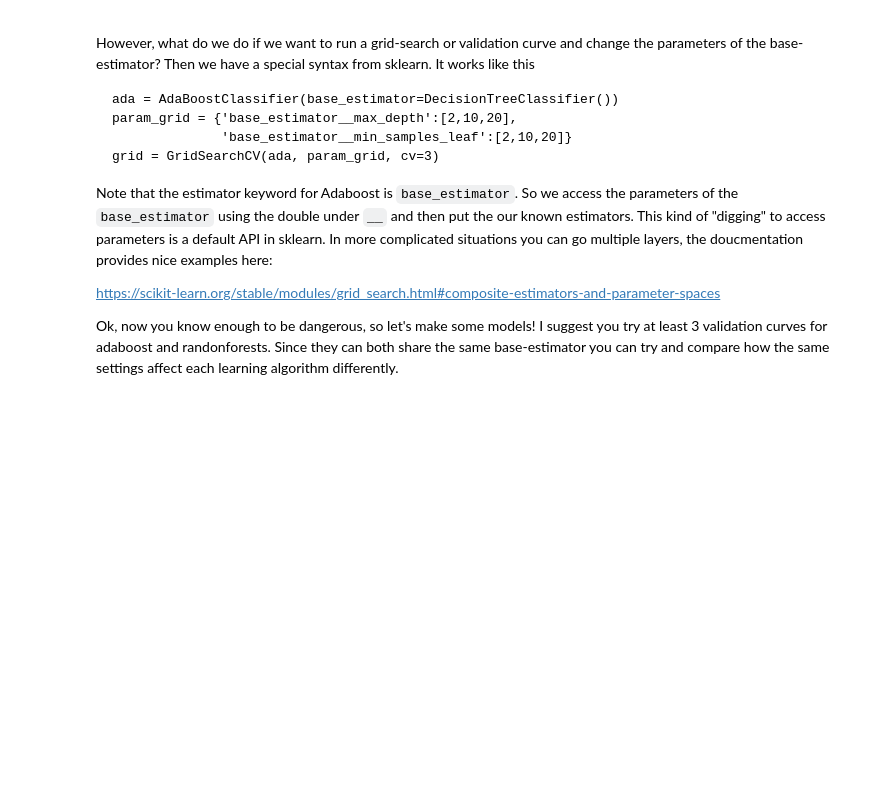
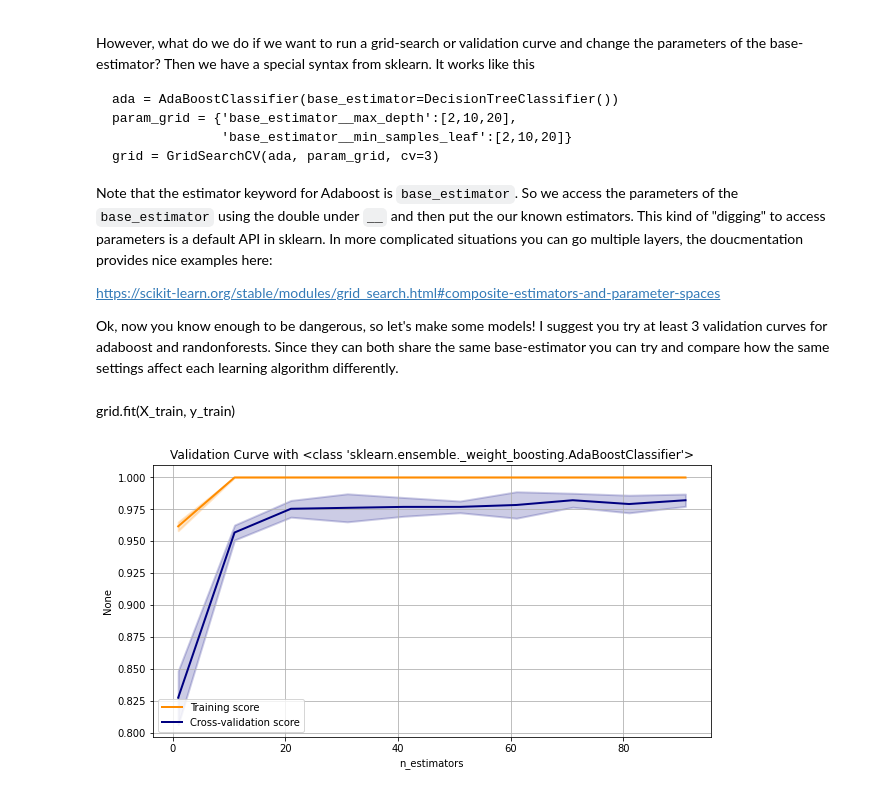
Before and after one commit to alf808/animated-marmalade, a Jupyter notebook: 8_ensemble_methods.ipynb, the cells around one changed output. Saved outputs shown, nothing was run; the diff lists cells and outputs as text; code cells hidden in the pictures; blank space fills up the shorter version.

```diff
--- a/8_ensemble_methods.ipynb
+++ b/8_ensemble_methods.ipynb
@@ -162,0 +191,2 @@ I suggest you try and plot 3 learning curves for each model.  How well do they p
+# %%
+rfc = RandomForestClassifier()
@@ -188,3 +226,11 @@ https://scikit-learn.org/stable/modules/grid_search.html#composite-estimators-an
 
 Ok, now you know enough to be dangerous, so let's make some models!
 I suggest you try at least 3 validation curves for adaboost and randonforests.  Since they can both share the same base-estimator you can try and compare how the same settings affect each learning algorithm differently.
+# %%
+param_grid = {'base_estimator__max_depth':[2,10,20],
+              'base_estimator__min_samples_leaf':[2,10,20]}
+# %%
+ada = AdaBoostClassifier(base_estimator=DecisionTreeClassifier(), n_estimators=50)
+grid = GridSearchCV(ada, param_grid, cv=3)
+# %% [markdown]
+grid.fit(X_train, y_train)
@@ -190,0 +243,4 @@ I suggest you try at least 3 validation curves for adaboost and randonforests.
+# %%
+val1 = plot_validation_curve(grid.best_estimator_, X_train, y_train, cv=3, param_range=np.arange(1,100,10), param_name='n_estimators')
+# %% [output]
+[figure, added]
```
Also changed, not shown: parts of 22 cells of this notebook.
